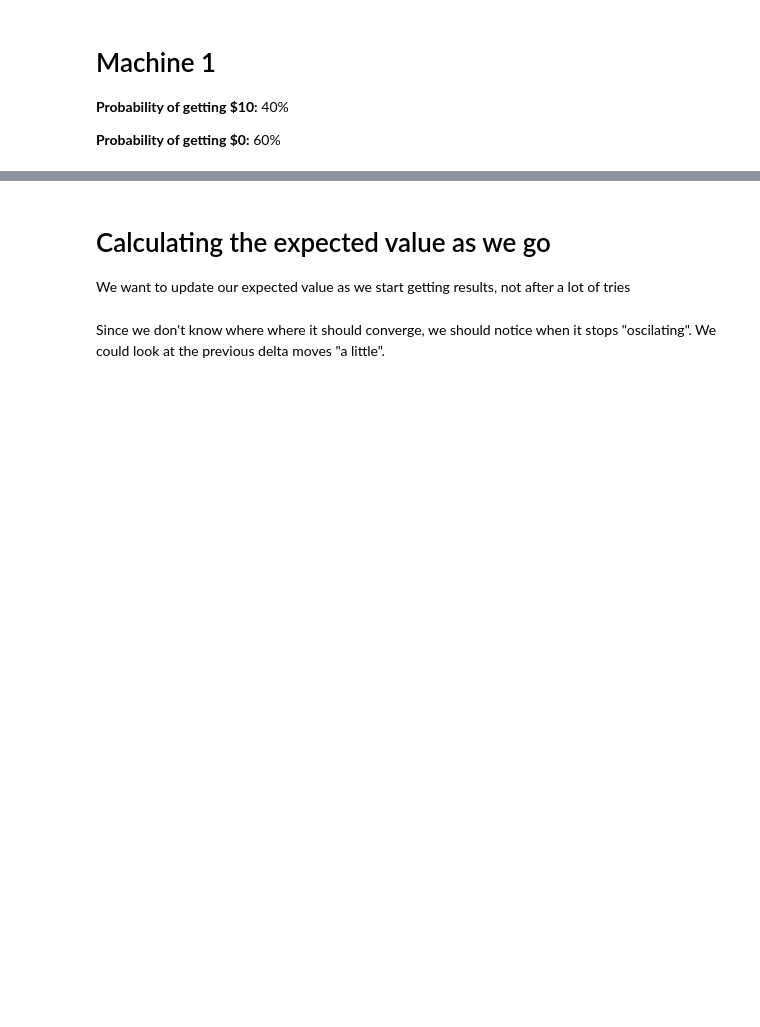
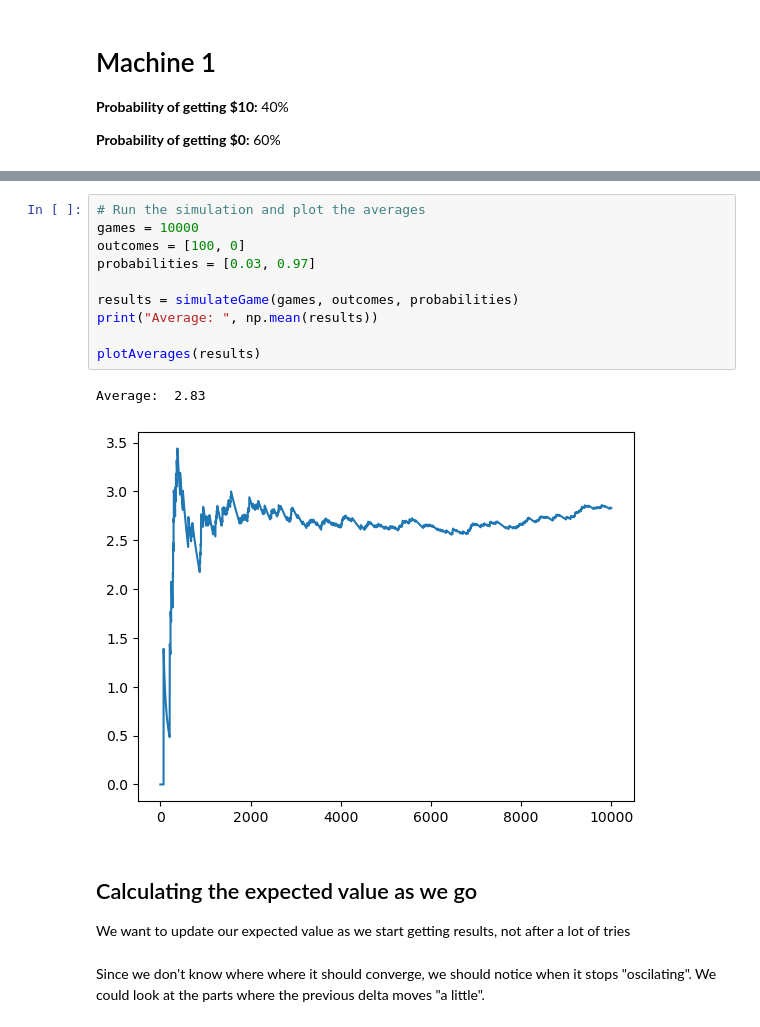
Before and after one commit to AndresBriC/DesarrolloDeAplicacionesAvanzadas, a Jupyter notebook: EjercicioLearningRate.ipynb, the cells around one changed output, grey strips where cells are left out. Cells and saved outputs as stored; diff of their text form; blank space fills up the shorter version.

```diff
--- a/EjercicioLearningRate.ipynb
+++ b/EjercicioLearningRate.ipynb
@@ -44,8 +47,21 @@ Average:  4.018
+# %%
+# Run the simulation and plot the averages
+games = 10000
+outcomes = [100, 0]
+probabilities = [0.03, 0.97]
+
+results = simulateGame(games, outcomes, probabilities)
+print("Average: ", np.mean(results))
+
+plotAverages(results)
+# %% [output]
+Average:  2.83
+[figure, added]
 # %% [markdown]
-# Calculating the expected value as we go
+## Calculating the expected value as we go
 
 We want to update our expected value as we start getting results, not after a lot of tries
 # %% [markdown]
-Since we don't know where where it should converge, we should notice when it stops "oscilating". We could look at the previous delta moves "a little".
+Since we don't know where where it should converge, we should notice when it stops "oscilating". We could look at the parts where the previous delta moves "a little".
 # %%
 # Calculate the expected value of the game
```
Also changed, not shown: parts of 10 cells of this notebook.
